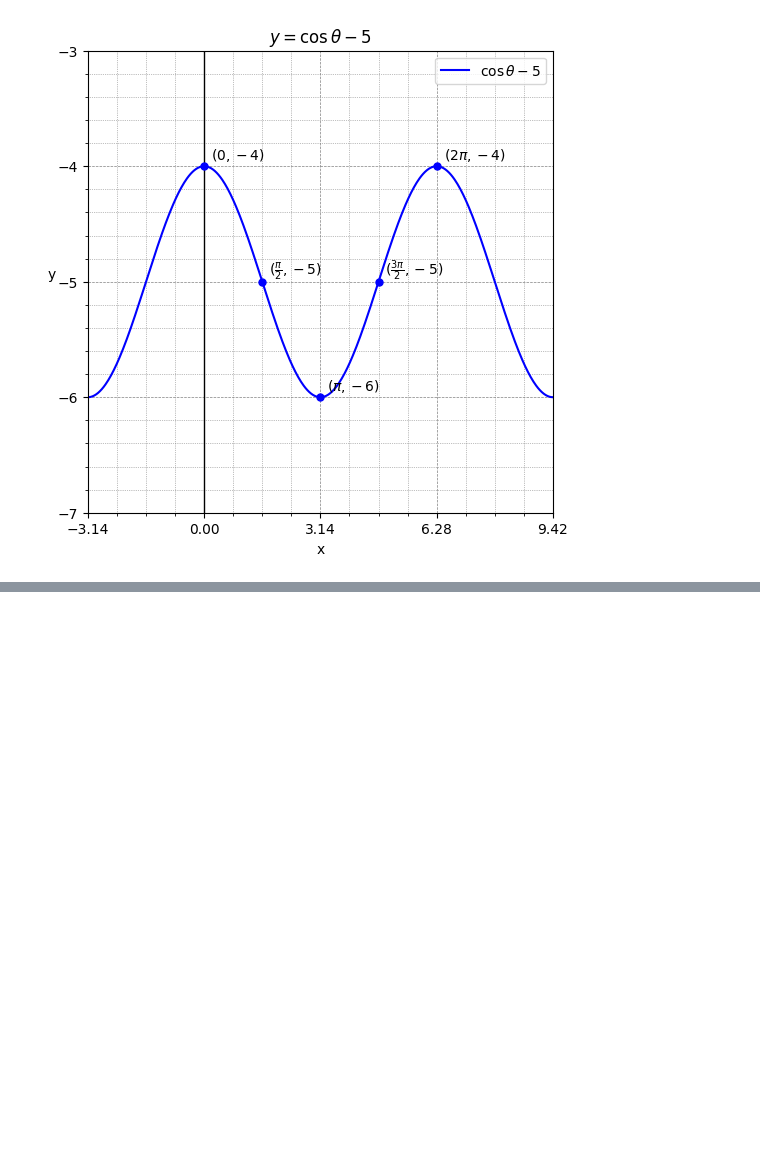
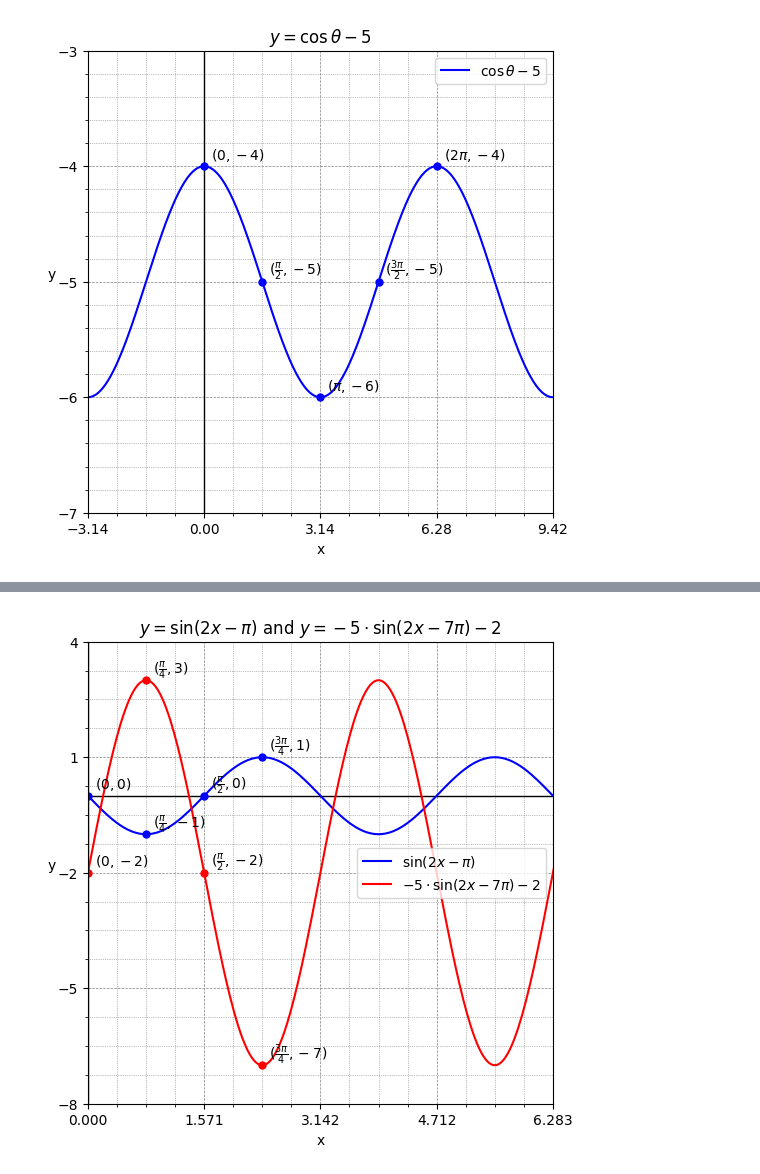
Before and after one commit to seanjiangsh/math-practice, a Jupyter notebook: trigonometry/practice.ipynb, the cells around one changed output, grey strips where cells are left out. Saved outputs shown, nothing was run; the diff lists cells and outputs as text; code cells hidden in the pictures; blank space fills up the shorter version.

```diff
--- a/trigonometry/practice.ipynb
+++ b/trigonometry/practice.ipynb
@@ -424,0 +450,41 @@ plot_lines(title, lines, limits=limits)
+# %%
+# original: y=sin(2x-pi)
+# transformed: y=-5sin(2x-7pi)-2
+y1 = np.sin(2*x - math.pi)
+label_1 = "$\\sin(2x - \\pi)$"
+points_1 = [
+  {"x": 0, "y": 0, "label": "$(0, 0)$"},
+  {"x": math.pi/4, "y": -1, "label": "$(\\frac{\\pi}{4}, -1)$"},
+  {"x": math.pi/2, "y": 0, "label": "$(\\frac{\\pi}{2}, 0)$"},
+  {"x": 3*math.pi/4, "y": 1, "label": "$(\\frac{3\\pi}{4}, 1)$"},
+]
+line_1 = {
+  "x": x,
+  "y": y1,
+  "label": label_1,
+  "points": points_1,
+}
+
+y2 = -5 * np.sin(2*x - 7*math.pi) - 2
+label_2 = "$-5 \\cdot \\sin(2x - 7\\pi) - 2$"
+points_2 = [
+  {"x": 0, "y": -2, "label": "$(0, -2)$"},
+  {"x": math.pi/4, "y": 3, "label": "$(\\frac{\\pi}{4}, 3)$"},
+  {"x": math.pi/2, "y": -2, "label": "$(\\frac{\\pi}{2}, -2)$"},
+  {"x": 3*math.pi/4, "y": -7, "label": "$(\\frac{3\\pi}{4}, -7)$"},
+]
+line_2 = {
+  "x": x,
+  "y": y2,
+  "label": label_2,
+  "points": points_2,
+  "color": "red"
+}
+
+title = "$y = \\sin(2x - \\pi)$ and $y = -5 \\cdot \\sin(2x - 7\\pi) - 2$"
+lines = [line_1, line_2]
+limits = {"x": (0, 2*math.pi), "y": (-8, 4)}
+
+plot_lines(title, lines, limits=limits)
+# %% [output]
+[figure, added]
```
Also changed, not shown: parts of 5 cells of this notebook.
